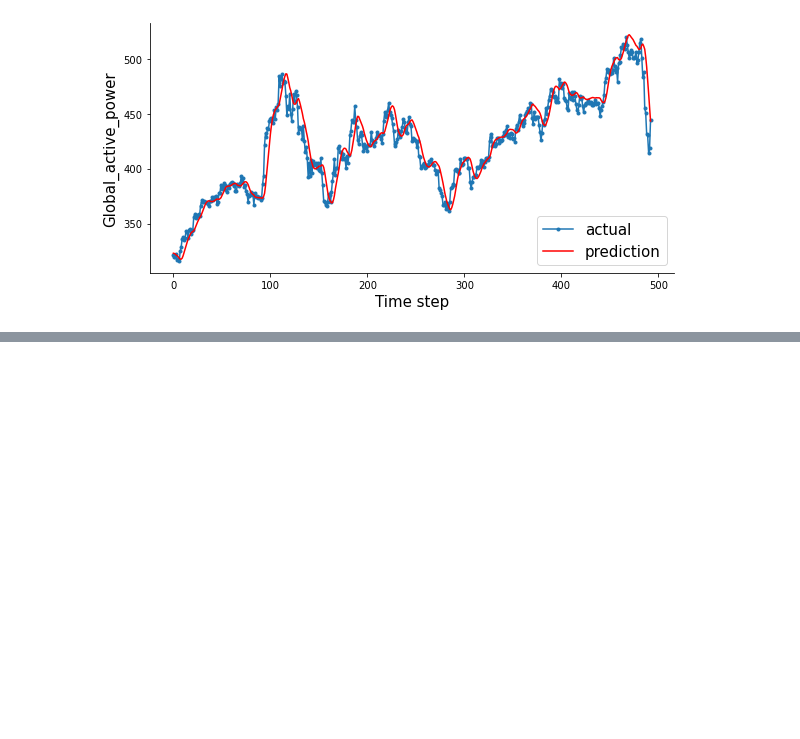
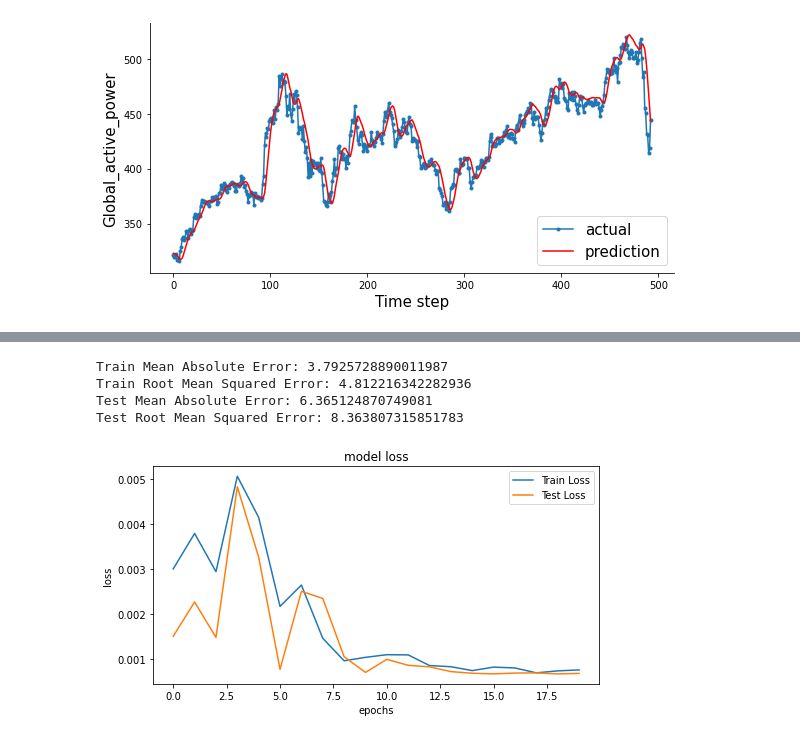
Before and after one commit to HarshMaurya01/HarshMaurya01, a Jupyter notebook: final_yr_project.ipynb, the cells around one changed output, grey strips where cells are left out. Drawn from its saved outputs; the diff is of its cells as text; code cells hidden in the pictures; blank space fills up the shorter version.

```diff
--- a/final_yr_project.ipynb
+++ b/final_yr_project.ipynb
@@ -929,0 +973,14 @@ plt.show();
+# %%
+# convert an array of values into a dataset matrix
+def create_dataset(dataset, time_step=1):
+    dataX, dataY = [], []
+    for i in range(len(dataset)-time_step-1):
+        a=dataset[i:(i+time_step), 0]
+        dataX.append(a)
+        dataY.append(dataset[i+time_step, 0])
+    return np.array(dataX), np.array(dataY)
+# %%
+# reshape into X=t, t+1, t+2, t+3 and Y=t+4
+time_step = 100
+X_train, y_train = create_dataset(train_data, time_step)
+X_test, y_test = create_dataset(test_data, time_step)
@@ -929,0 +1015,16 @@ plt.show();
+# %%
+# reshape input to be [samples, time steps, features] which is required for LSTM
+X_train = X_train.reshape(X_train.shape[0], X_train.shape[1], 1)
+X_test = X_test.reshape(X_test.shape[0], X_test.shape[1], 1)
+# %%
+model = Sequential()
+model.add(LSTM(100, input_shape=(X_train.shape[1], X_train.shape[2])))
+model.add(Dropout(0.2))
+model.add(Dense(1))
+model.compile(loss='mean_squared_error', optimizer='adam')
+
+history = model.fit(X_train, y_train, epochs=20, batch_size=70, validation_data=(X_test, y_test),
+                    verbose=1, shuffle=False)
+
+# Training Phase
+model.summary()
@@ -929,0 +1058,21 @@ plt.show();
+# %%
+print('Train Mean Absolute Error:', mean_absolute_error(y_train[0], train_predict[:,0]))
+print('Train Root Mean Squared Error:',np.sqrt(mean_squared_error(y_train[0], train_predict[:,0])))
+print('Test Mean Absolute Error:', mean_absolute_error(y_test[0], test_predict[:,0]))
+print('Test Root Mean Squared Error:',np.sqrt(mean_squared_error(y_test[0], test_predict[:,0])))
+# %% [output]
+Train Mean Absolute Error: 3.7925728890011987
+Train Root Mean Squared Error: 4.812216342282936
+Test Mean Absolute Error: 6.365124870749081
+Test Root Mean Squared Error: 8.363807315851783
+# %%
+plt.figure(figsize=(8,4))
+plt.plot(history.history['loss'], label='Train Loss')
+plt.plot(history.history['val_loss'], label='Test Loss')
+plt.title('model loss')
+plt.ylabel('loss')
+plt.xlabel('epochs')
+plt.legend(loc='upper right')
+plt.show();
+# %% [output]
+[figure, added]
```
Also changed, not shown: parts of 32 cells of this notebook.
